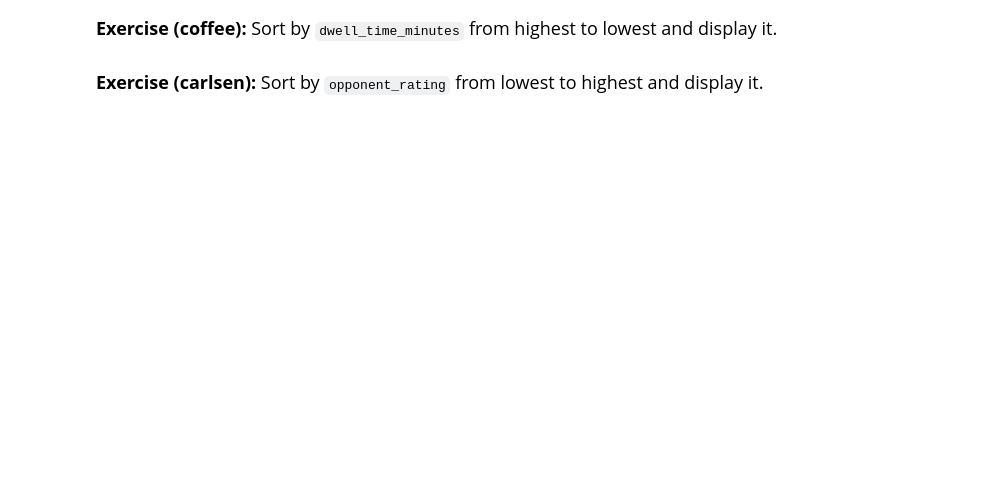
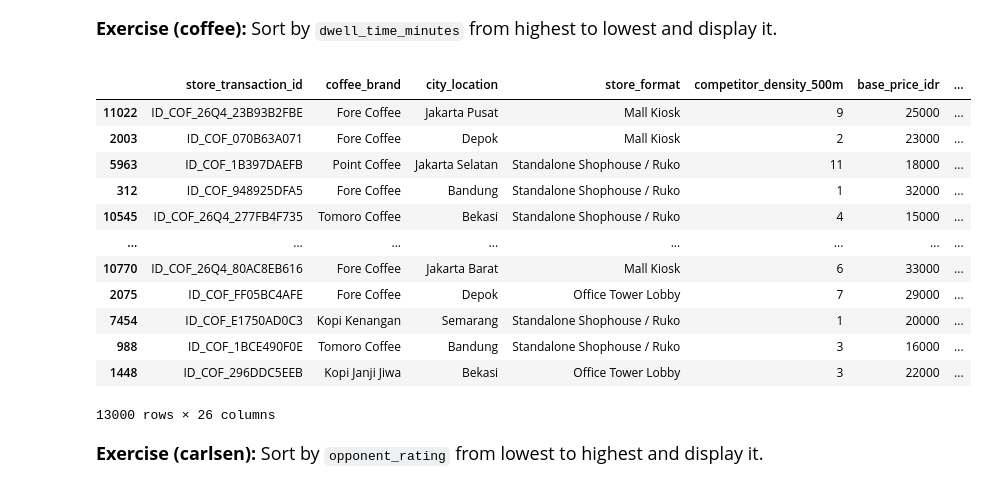
Before and after one commit to aabelnegash/datasci185fall2026, a Jupyter notebook: Lecture_17_Pandas/lecture_17_Pandas_basics.ipynb, the cells around one changed output. Saved outputs shown, nothing was run; the diff lists cells and outputs as text; code cells hidden in the pictures; blank space fills up the shorter version.

```diff
--- a/Lecture_17_Pandas/lecture_17_Pandas_basics.ipynb
+++ b/Lecture_17_Pandas/lecture_17_Pandas_basics.ipynb
@@ -87,3 +134,7 @@ display(carfeatures.head(7))
 **Exercise (Coffee):** Read `data_raw/exercise_data/indonesia_coffee_chain_wars_enriched_2026.csv` into a variable `coffee` and display the first 10 rows.
 # %%
 # your answer here
+
+coffee = pd.read_csv("data_raw/exercise_data//indonesia_coffee_chain_wars_enriched_2026.csv")
+
+display(coffee.head(10))
@@ -243,6 +388,23 @@ print(carsorted)
 **Exercise (coffee):** Sort by `dwell_time_minutes` from highest to lowest and display it.
 # %%
 # your answer here
+
+coffee_sorted = coffee.sort_values(by="dwell_time_minutes", ascending = False)
+display(coffee_sorted)
+# %% [output]
+|  | store_transaction_id | coffee_brand | city_location | store_format | competitor_density_500m | base_price_idr | ... |
+| 11022 | ID_COF_26Q4_23B93B2FBE | Fore Coffee | Jakarta Pusat | Mall Kiosk | 9 | 25000 | ... |
+| 2003 | ID_COF_070B63A071 | Fore Coffee | Depok | Mall Kiosk | 2 | 23000 | ... |
+| 5963 | ID_COF_1B397DAEFB | Point Coffee | Jakarta Selatan | Standalone Shophouse / Ruko | 11 | 18000 | ... |
+| 312 | ID_COF_948925DFA5 | Fore Coffee | Bandung | Standalone Shophouse / Ruko | 1 | 32000 | ... |
+| 10545 | ID_COF_26Q4_277FB4F735 | Tomoro Coffee | Bekasi | Standalone Shophouse / Ruko | 4 | 15000 | ... |
+| ... | ... | ... | ... | ... | ... | ... | ... |
+| 10770 | ID_COF_26Q4_80AC8EB616 | Fore Coffee | Jakarta Barat | Mall Kiosk | 6 | 33000 | ... |
+| 2075 | ID_COF_FF05BC4AFE | Fore Coffee | Depok | Office Tower Lobby | 7 | 29000 | ... |
+| 7454 | ID_COF_E1750AD0C3 | Kopi Kenangan | Semarang | Standalone Shophouse / Ruko | 1 | 20000 | ... |
+| 988 | ID_COF_1BCE490F0E | Tomoro Coffee | Bandung | Standalone Shophouse / Ruko | 3 | 16000 | ... |
+| 1448 | ID_COF_296DDC5EEB | Kopi Janji Jiwa | Bekasi | Office Tower Lobby | 3 | 22000 | ... |
+13000 rows × 26 columns
 # %% [markdown]
 <font size = "4">
 
```
Also changed, not shown: parts of 28 cells of this notebook, 1 other file.
